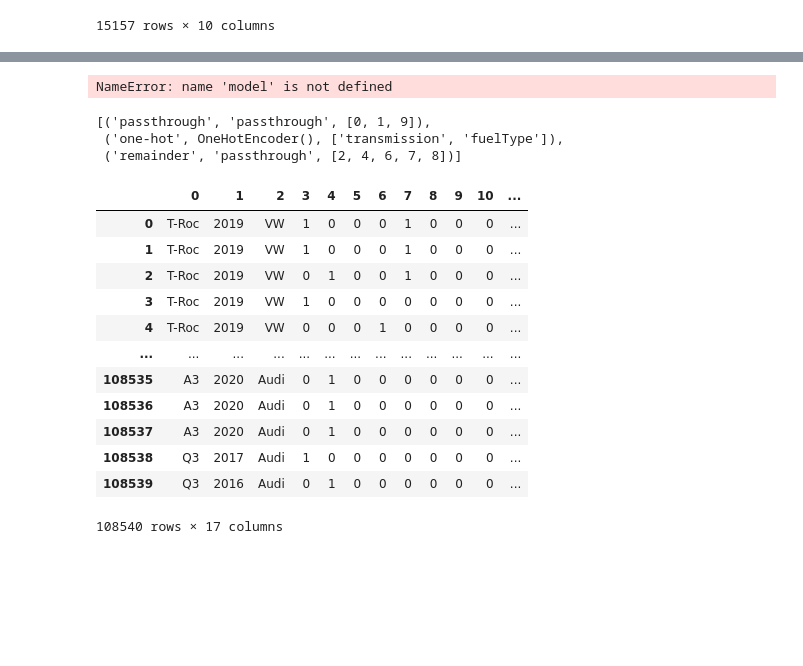
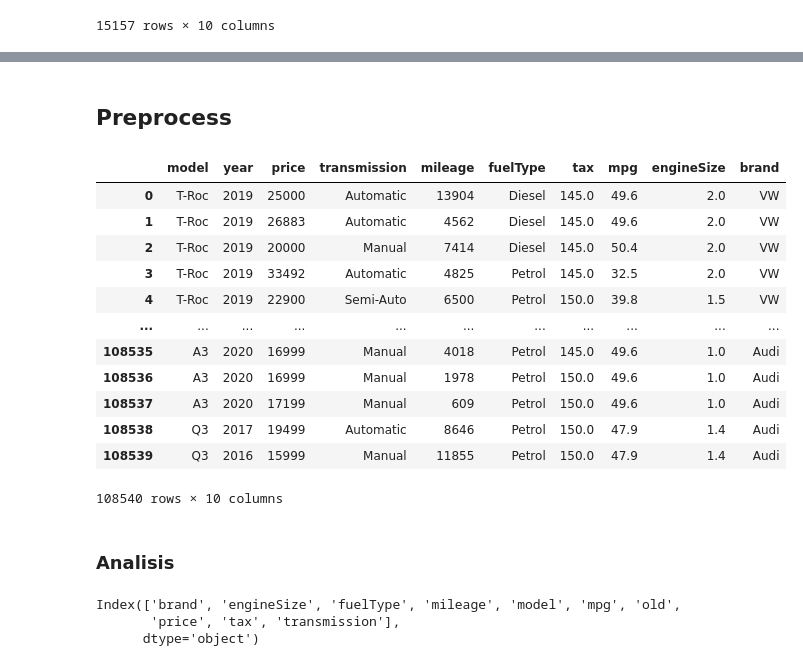
Before and after one commit to karinSalazar/Grupo_5, a Jupyter notebook: Preprocesamiento.ipynb, the cells around one changed output, grey strips where cells are left out. Saved outputs shown, nothing was run; the diff lists cells and outputs as text; code cells hidden in the pictures; blank space fills up the shorter version.

Commit message:
preproc

```diff
--- a/Preprocesamiento.ipynb
+++ b/Preprocesamiento.ipynb
@@ -292,26 +256,32 @@ vehiculos = column_transformer.fit_transform(dataset)
-# %%
-coches = pd.DataFrame(vehiculos, columns=[model, year, brand, ])
-# %% [output]
-NameError: name 'model' is not defined
-# %%
-column_transformer.transformers_
-# %% [output]
-[('passthrough', 'passthrough', [0, 1, 9]),
- ('one-hot', OneHotEncoder(), ['transmission', 'fuelType']),
- ('remainder', 'passthrough', [2, 4, 6, 7, 8])]
-# %%
-pd.DataFrame(vehiculos)
-# %% [output]
-|  | 0 | 1 | 2 | 3 | 4 | 5 | 6 | 7 | 8 | 9 | 10 | ... |
-| 0 | T-Roc | 2019 | VW | 1 | 0 | 0 | 0 | 1 | 0 | 0 | 0 | ... |
-| 1 | T-Roc | 2019 | VW | 1 | 0 | 0 | 0 | 1 | 0 | 0 | 0 | ... |
-| 2 | T-Roc | 2019 | VW | 0 | 1 | 0 | 0 | 1 | 0 | 0 | 0 | ... |
-| 3 | T-Roc | 2019 | VW | 1 | 0 | 0 | 0 | 0 | 0 | 0 | 0 | ... |
-| 4 | T-Roc | 2019 | VW | 0 | 0 | 0 | 1 | 0 | 0 | 0 | 0 | ... |
-| ... | ... | ... | ... | ... | ... | ... | ... | ... | ... | ... | ... | ... |
-| 108535 | A3 | 2020 | Audi | 0 | 1 | 0 | 0 | 0 | 0 | 0 | 0 | ... |
-| 108536 | A3 | 2020 | Audi | 0 | 1 | 0 | 0 | 0 | 0 | 0 | 0 | ... |
-| 108537 | A3 | 2020 | Audi | 0 | 1 | 0 | 0 | 0 | 0 | 0 | 0 | ... |
-| 108538 | Q3 | 2017 | Audi | 1 | 0 | 0 | 0 | 0 | 0 | 0 | 0 | ... |
-| 108539 | Q3 | 2016 | Audi | 0 | 1 | 0 | 0 | 0 | 0 | 0 | 0 | ... |
-108540 rows × 17 columns
+# %% [markdown]
+## Preprocess
+# %%
+df = pd.read_csv('vehiculos.csv', header='infer', index_col = False)
+df
+# %% [output]
+|  | model | year | price | transmission | mileage | fuelType | tax | mpg | engineSize | brand |
+| 0 | T-Roc | 2019 | 25000 | Automatic | 13904 | Diesel | 145.0 | 49.6 | 2.0 | VW |
+| 1 | T-Roc | 2019 | 26883 | Automatic | 4562 | Diesel | 145.0 | 49.6 | 2.0 | VW |
+| 2 | T-Roc | 2019 | 20000 | Manual | 7414 | Diesel | 145.0 | 50.4 | 2.0 | VW |
+| 3 | T-Roc | 2019 | 33492 | Automatic | 4825 | Petrol | 145.0 | 32.5 | 2.0 | VW |
+| 4 | T-Roc | 2019 | 22900 | Semi-Auto | 6500 | Petrol | 150.0 | 39.8 | 1.5 | VW |
+| ... | ... | ... | ... | ... | ... | ... | ... | ... | ... | ... |
+| 108535 | A3 | 2020 | 16999 | Manual | 4018 | Petrol | 145.0 | 49.6 | 1.0 | Audi |
+| 108536 | A3 | 2020 | 16999 | Manual | 1978 | Petrol | 150.0 | 49.6 | 1.0 | Audi |
+| 108537 | A3 | 2020 | 17199 | Manual | 609 | Petrol | 150.0 | 49.6 | 1.0 | Audi |
+| 108538 | Q3 | 2017 | 19499 | Automatic | 8646 | Petrol | 150.0 | 47.9 | 1.4 | Audi |
+| 108539 | Q3 | 2016 | 15999 | Manual | 11855 | Petrol | 150.0 | 47.9 | 1.4 | Audi |
+108540 rows × 10 columns
+# %% [markdown]
+### Analisis
+# %%
+if "old" not in list(df.columns):
+    df["old"] = 2021 - df["year"]
+    df = df[df.columns.difference(['year'])]
+
+df = df.drop(df[df.old < 0].index)
+df.columns
+# %% [output]
+Index(['brand', 'engineSize', 'fuelType', 'mileage', 'model', 'mpg', 'old',
+       'price', 'tax', 'transmission'],
+      dtype='object')
```
Also changed, not shown: parts of 26 cells of this notebook, 13 other files.
